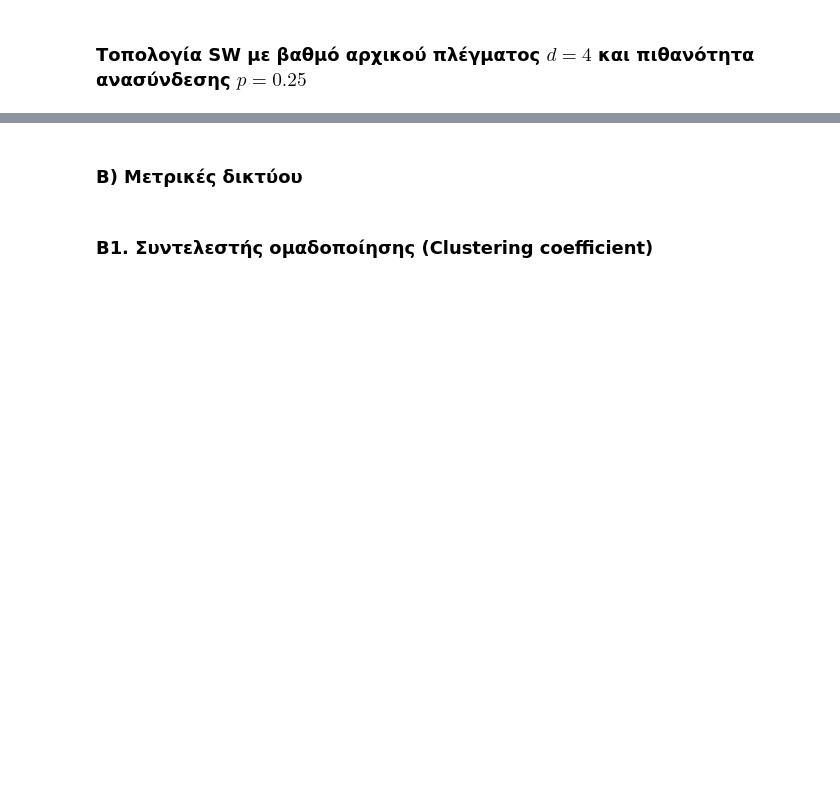
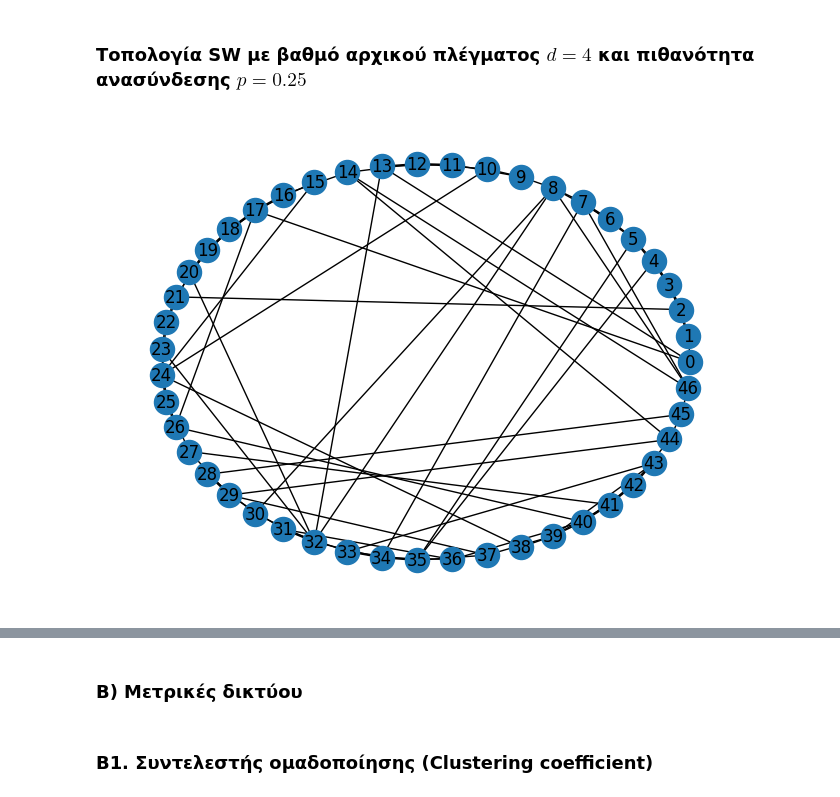
Before and after one commit to ntua-el20827/NTUA_Social_Networks_Analysis, a Jupyter notebook: lab01/lab1_student_version_2024.ipynb, the cells around one changed output, grey strips where cells are left out. Drawn from its saved outputs; the diff is of its cells as text; code cells hidden in the pictures; blank space fills up the shorter version.

```diff
--- a/lab01/lab1_student_version_2024.ipynb
+++ b/lab01/lab1_student_version_2024.ipynb
@@ -209,0 +204,19 @@ p=0.25
+# %%
+random.seed(seedno)
+#n=4x
+d=4
+p=0.25
+
+# για την κατασκευή του SW χρησιμοποιήστε την watts_strogatz_graph από το networkx.
+SW = nx.watts_strogatz_graph(n,d,p,seed=seedno)
+#n -> The number of nodes
+# d -> Each node is joined with its d nearest neighbors in a ring topology.
+# p -> The probability of rewiring each edge
+# If p = 0, the graph is a ring lattice.
+# If p = 1, all edges are rewired, resulting in a random graph.
+# seed -> random_state, or None (default) Indicator of random number generation state.
+
+#οπτικοποίηση: χρησιμοποιήστε την draw_circular από το networkx
+nx.draw_circular(SW, with_labels=True)
+# %% [output]
+[figure, added]
```
Also changed, not shown: parts of 5 cells of this notebook.
